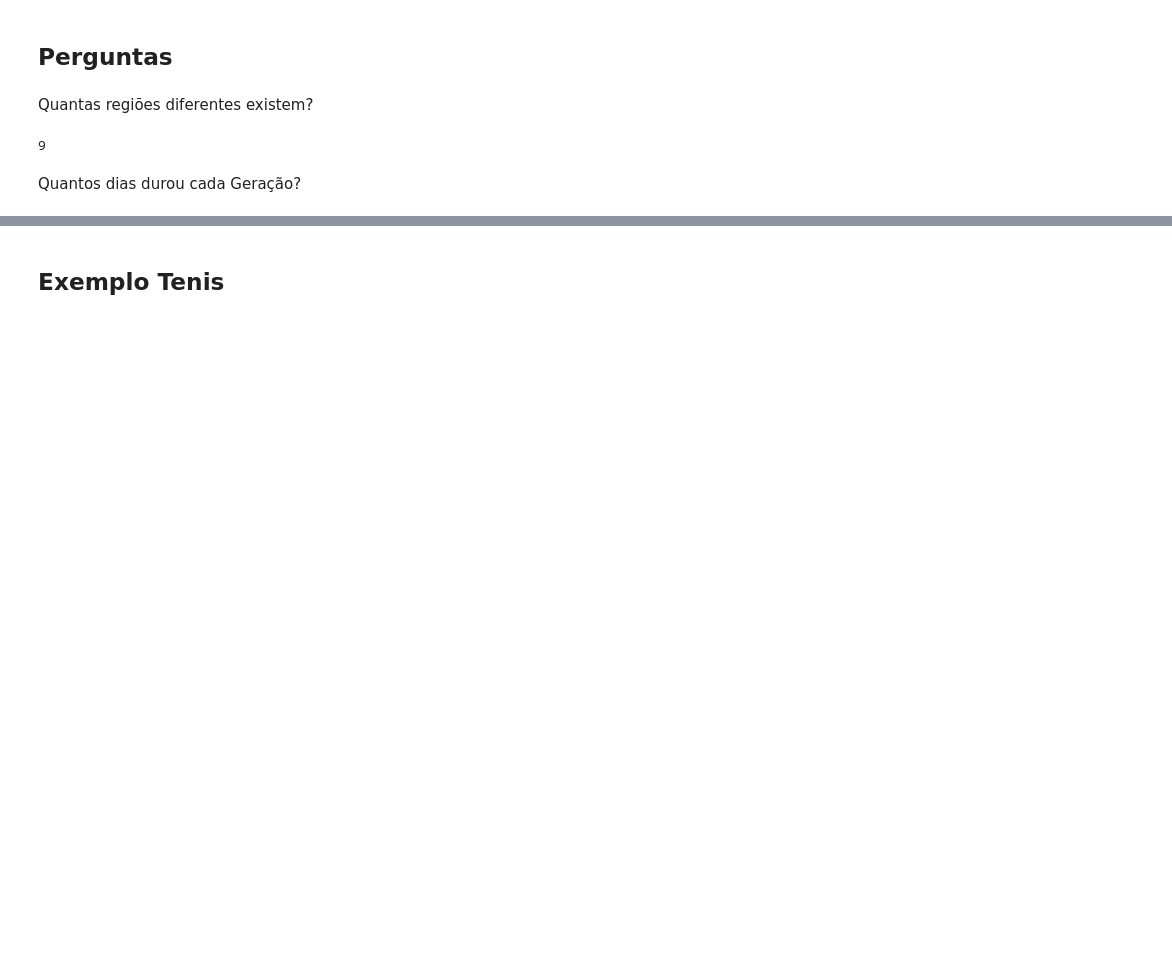
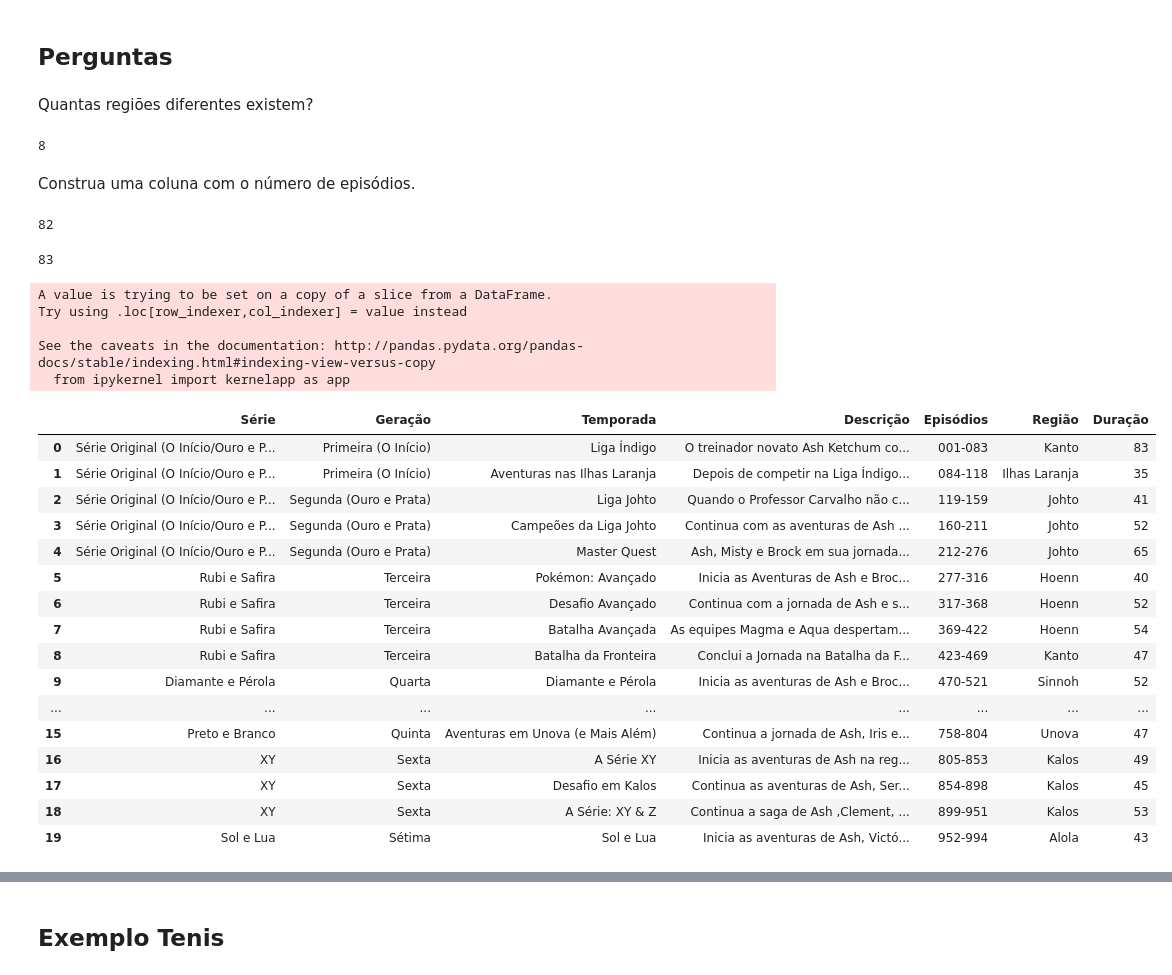
Before and after one commit to neylemkeunesp/CienciadosDados2024, a Jupyter notebook: Aula10/Aula10.ipynb, the cells around one changed output, grey strips where cells are left out. Saved outputs shown, nothing was run; the diff lists cells and outputs as text; code cells hidden in the pictures; blank space fills up the shorter version.

```diff
--- a/Aula10/Aula10.ipynb
+++ b/Aula10/Aula10.ipynb
@@ -89,9 +147,58 @@ df2
 # %% [markdown]
 Quantas regiões diferentes existem?
 # %%
-len(set(df2["Geração"]))
+len(set(df2["Região"]))
 # %% [output]
-9
+8
-# %% [markdown]
-Quantos dias durou cada Geração?
+# %% [markdown]
+Construa uma coluna com o número de episódios.
+# %%
+strepisodios=df2["Episódios"][0]
+
+lis=strepisodios.split("-")
+lis2=[int(elem) for elem in lis]
+lis2[1]-lis2[0]+1
+# %% [output]
+82
+# %%
+strepisodios=df2["Episódios"][0]
+lis=strepisodios.split("-")
+lis2=[int(elem) for elem in lis]
+lis2[1]-lis2[0]+1
+# %% [output]
+83
+# %%
+def geraduracao(string):
+    lis=string.split("-")
+    lis2=[int(elem) for elem in lis]
+    return lis2[1]-lis2[0]+1
+# %%
+teste=(df2["Episódios"].apply(geraduracao))
+df2["Duração"]=teste
+# %% [output]
+A value is trying to be set on a copy of a slice from a DataFrame.
+Try using .loc[row_indexer,col_indexer] = value instead
+
+See the caveats in the documentation: http://pandas.pydata.org/pandas-docs/stable/indexing.html#indexing-view-versus-copy
+  from ipykernel import kernelapp as app
+# %%
+df2
+# %% [output]
+|  | Série | Geração | Temporada | Descrição | Episódios | Região | Duração |
+| 0 | Série Original (O Início/Ouro e P... | Primeira (O Início) | Liga Índigo | O treinador novato Ash Ketchum co... | 001-083 | Kanto | 83 |
+| 1 | Série Original (O Início/Ouro e P... | Primeira (O Início) | Aventuras nas Ilhas Laranja | Depois de competir na Liga Índigo... | 084-118 | Ilhas Laranja | 35 |
+| 2 | Série Original (O Início/Ouro e P... | Segunda (Ouro e Prata) | Liga Johto | Quando o Professor Carvalho não c... | 119-159 | Johto | 41 |
+| 3 | Série Original (O Início/Ouro e P... | Segunda (Ouro e Prata) | Campeões da Liga Johto | Continua com as aventuras de Ash ... | 160-211 | Johto | 52 |
+| 4 | Série Original (O Início/Ouro e P... | Segunda (Ouro e Prata) | Master Quest | Ash, Misty e Brock em sua jornada... | 212-276 | Johto | 65 |
+| 5 | Rubi e Safira | Terceira | Pokémon: Avançado | Inicia as Aventuras de Ash e Broc... | 277-316 | Hoenn | 40 |
+| 6 | Rubi e Safira | Terceira | Desafio Avançado | Continua com a jornada de Ash e s... | 317-368 | Hoenn | 52 |
+| 7 | Rubi e Safira | Terceira | Batalha Avançada | As equipes Magma e Aqua despertam... | 369-422 | Hoenn | 54 |
+| 8 | Rubi e Safira | Terceira | Batalha da Fronteira | Conclui a Jornada na Batalha da F... | 423-469 | Kanto | 47 |
+| 9 | Diamante e Pérola | Quarta | Diamante e Pérola | Inicia as aventuras de Ash e Broc... | 470-521 | Sinnoh | 52 |
+| ... | ... | ... | ... | ... | ... | ... | ... |
+| 15 | Preto e Branco | Quinta | Aventuras em Unova (e Mais Além) | Continua a jornada de Ash, Iris e... | 758-804 | Unova | 47 |
+| 16 | XY | Sexta | A Série XY | Inicia as aventuras de Ash na reg... | 805-853 | Kalos | 49 |
+| 17 | XY | Sexta | Desafio em Kalos | Continua as aventuras de Ash, Ser... | 854-898 | Kalos | 45 |
+| 18 | XY | Sexta | A Série: XY & Z | Continua a saga de Ash ,Clement, ... | 899-951 | Kalos | 53 |
+| 19 | Sol e Lua | Sétima | Sol e Lua | Inicia as aventuras de Ash, Victó... | 952-994 | Alola | 43 |
 # %%
```
Also changed, not shown: parts of 33 cells of this notebook.
